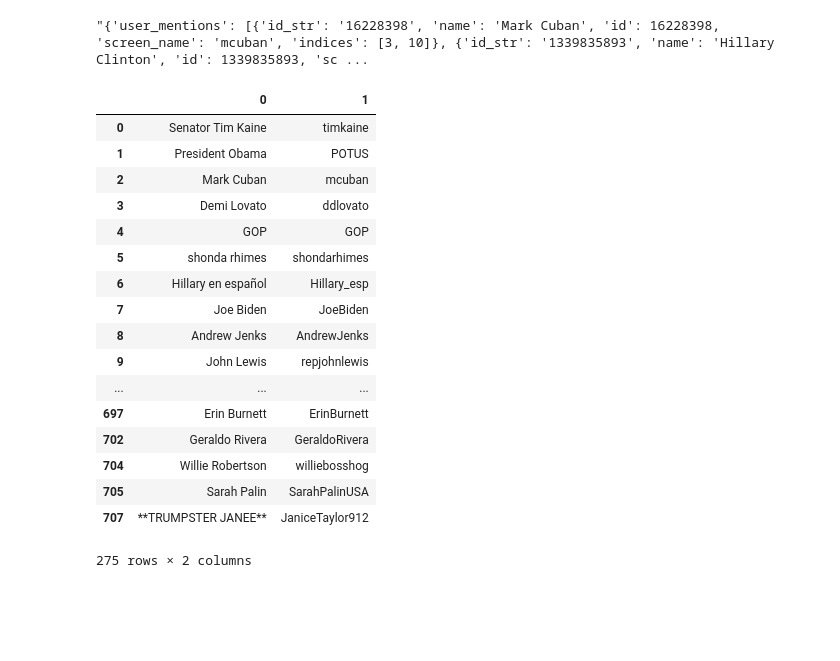
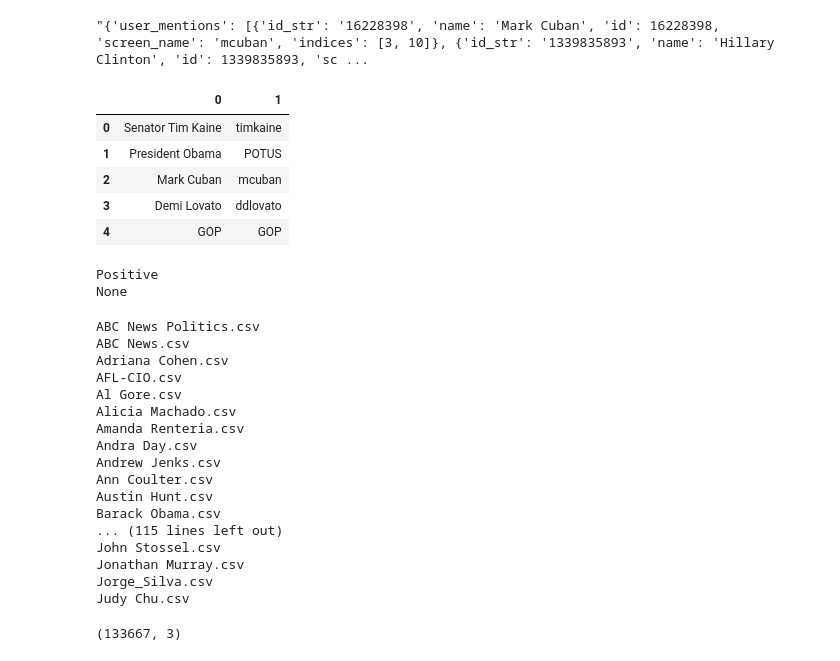
Before and after one commit to RaphaelNash/Data620_Team3, a Jupyter notebook: final_Project/Tweets-TH.ipynb, the cells around one changed output. Saved outputs shown, nothing was run; the diff lists cells and outputs as text; code cells hidden in the pictures; blank space fills up the shorter version.

```diff
--- a/final_Project/Tweets-TH.ipynb
+++ b/final_Project/Tweets-TH.ipynb
@@ -327,26 +306,14 @@ retweets['entities'][9]
 # %% [output]
 "{'user_mentions': [{'id_str': '16228398', 'name': 'Mark Cuban', 'id': 16228398, 'screen_name': 'mcuban', 'indices': [3, 10]}, {'id_str': '1339835893', 'name': 'Hillary Clinton', 'id': 1339835893, 'sc ...
 # %%
-twitter_ids
+twitter_ids[:5]
 # %% [output]
 |  | 0 | 1 |
 | 0 | Senator Tim Kaine | timkaine |
 | 1 | President Obama | POTUS |
 | 2 | Mark Cuban | mcuban |
 | 3 | Demi Lovato | ddlovato |
 | 4 | GOP | GOP |
-| 5 | shonda rhimes | shondarhimes |
-| 6 | Hillary en español | Hillary_esp |
-| 7 | Joe Biden | JoeBiden |
-| 8 | Andrew Jenks | AndrewJenks |
-| 9 | John Lewis | repjohnlewis |
-| ... | ... | ... |
-| 697 | Erin Burnett | ErinBurnett |
-| 702 | Geraldo Rivera | GeraldoRivera |
-| 704 | Willie Robertson | williebosshog |
-| 705 | Sarah Palin | SarahPalinUSA |
-| 707 | **TRUMPSTER JANEE** | JaniceTaylor912 |
-275 rows × 2 columns
 # %%
 twitter_ids.to_csv(path_or_buf='./tweets/retweet_origin.csv',sep=',',index=False,header=['name','screen_name'])
 # %%
@@ -360,3 +327,10 @@ count = 1
 for task in tasks:
     task.to_csv(path_or_buf='./tweets/task'+str(count)+'.csv',sep=',',index=False,header=['name','screen_name'])
     count += 1
+# %%
+import nltk
+from nltk.sentiment import *
+print (nltk.sentiment.util.demo_liu_hu_lexicon('i think you\'re a great person'))
+# %% [output]
+Positive
+None
@@ -362,0 +344,28 @@ for task in tasks:
+# %%
+retweet_sources = pd.DataFrame()
+for filename in files_to_read[:len(files_to_read)/2]:
+    print filename
+    exp = pd.read_csv(retweet_source_path+filename,index_col=False,sep=';',names=['timestamp','sn','text'],header=0)
+    retweet_sources = pd.concat([retweet_sources, exp], ignore_index=True)
+# %% [output]
+ABC News Politics.csv
+ABC News.csv
+Adriana Cohen.csv
+AFL-CIO.csv
+Al Gore.csv
+Alicia Machado.csv
+Amanda Renteria.csv
+Andra Day.csv
+Andrew Jenks.csv
+Ann Coulter.csv
+Austin Hunt.csv
+Barack Obama.csv
+... (115 lines left out)
+John Stossel.csv
+Jonathan Murray.csv
+Jorge_Silva.csv
+Judy Chu.csv
+# %%
+retweet_sources.shape
+# %% [output]
+(133667, 3)
```
Also changed, not shown: parts of 17 cells of this notebook.
